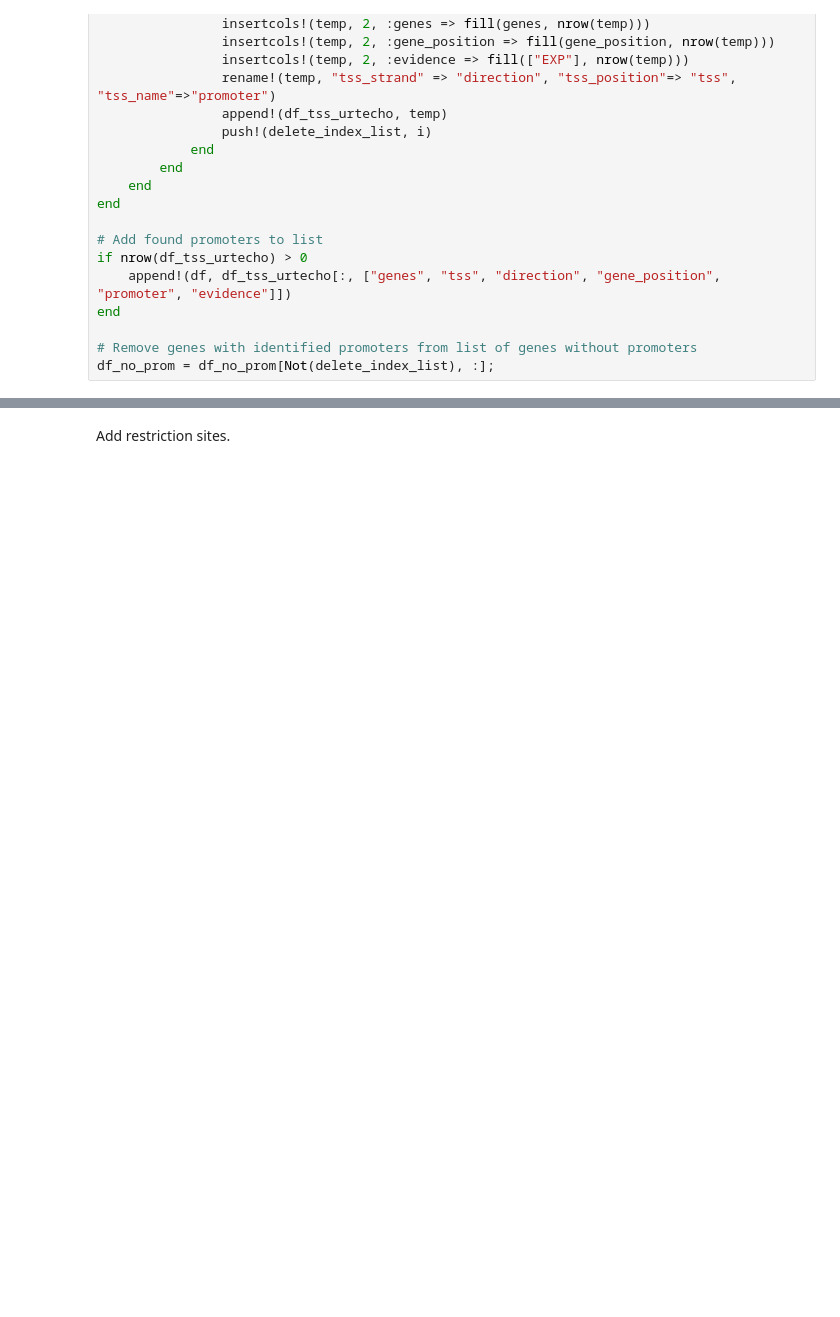
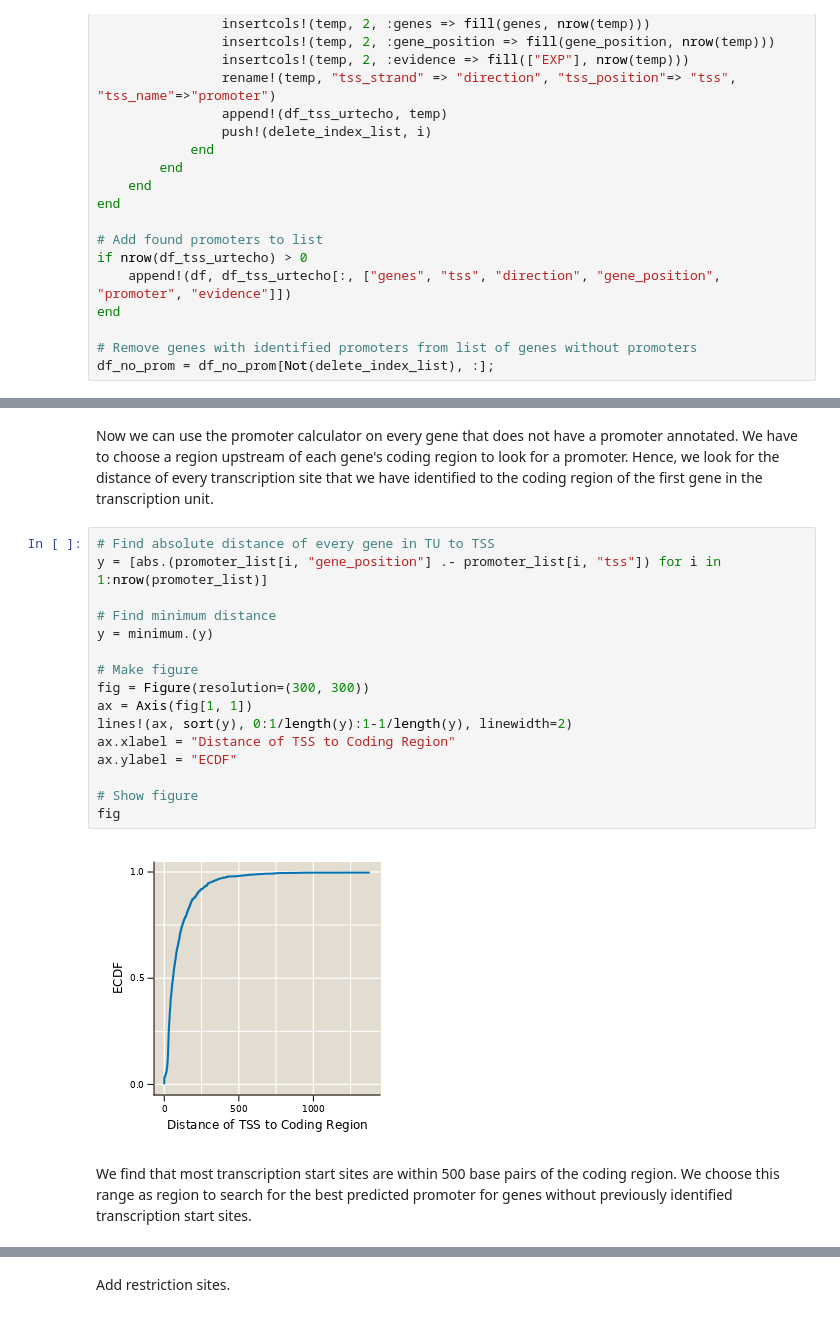
Before and after one commit to RPGroup-PBoC/Reg-Seq-2, a Jupyter notebook: notebooks/02_oligo_design.ipynb, the cells around one changed output, grey strips where cells are left out. Drawn from its saved outputs; the diff is of its cells as text; blank space fills up the shorter version.

```diff
--- a/notebooks/02_oligo_design.ipynb
+++ b/notebooks/02_oligo_design.ipynb
@@ -324 +364,23 @@ Find best predicted tss for genes that do not have a tss annotated using the Pro
+# %% [markdown]
+Now we can use the promoter calculator on every gene that does not have a promoter annotated. We have to choose a region upstream of each gene's coding region to look for a promoter. Hence, we look for the distance of every transcription site that we have identified to the coding region of the first gene in the transcription unit.
+# %%
+# Find absolute distance of every gene in TU to TSS
+y = [abs.(promoter_list[i, "gene_position"] .- promoter_list[i, "tss"]) for i in 1:nrow(promoter_list)]
+
+# Find minimum distance
+y = minimum.(y)
+
+# Make figure
+fig = Figure(resolution=(300, 300))
+ax = Axis(fig[1, 1])
+lines!(ax, sort(y), 0:1/length(y):1-1/length(y), linewidth=2)
+ax.xlabel = "Distance of TSS to Coding Region"
+ax.ylabel = "ECDF"
+
+# Show figure
+fig
+# %% [output]
+[figure, added]
+# %% [markdown]
+We find that most transcription start sites are within 500 base pairs of the coding region. We choose this range as region to search for the best predicted promoter for genes without previously identified transcription start sites.
 # %%
```
Also changed, not shown: parts of 23 cells of this notebook.
